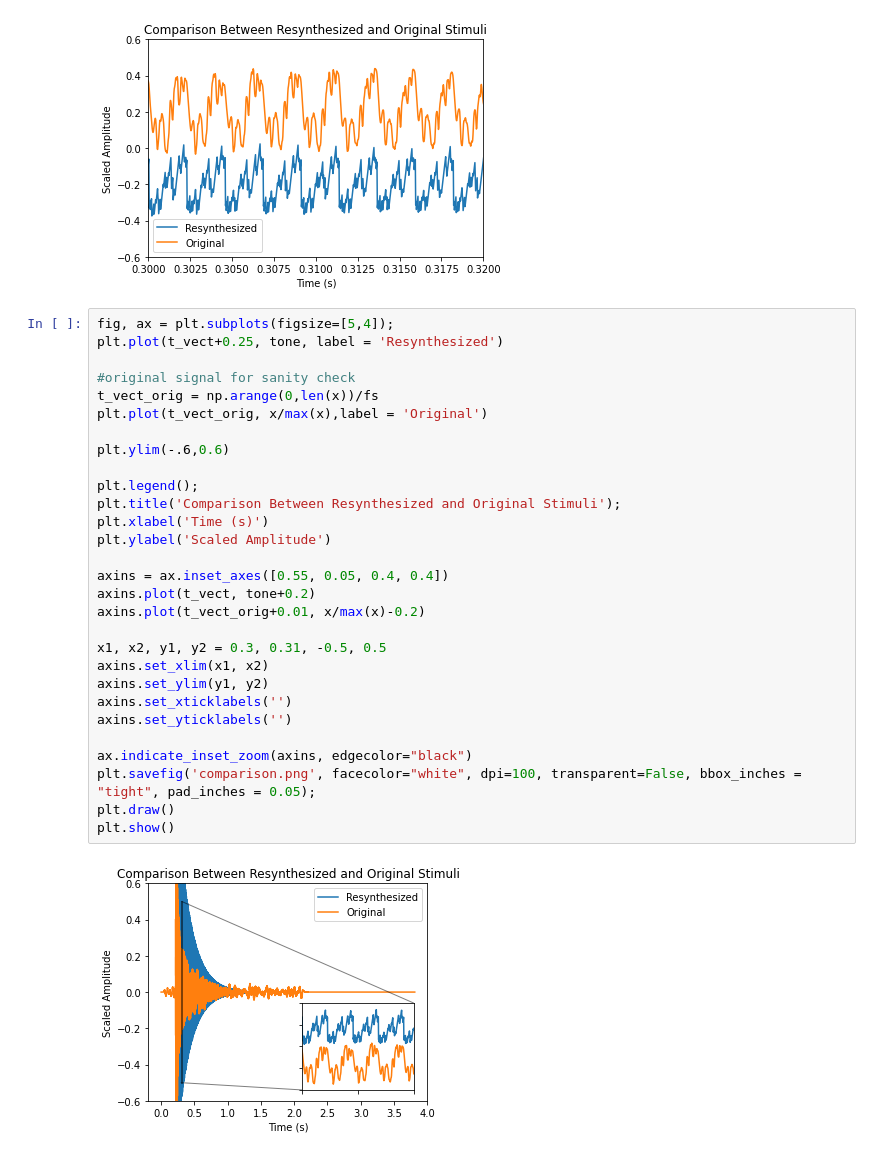
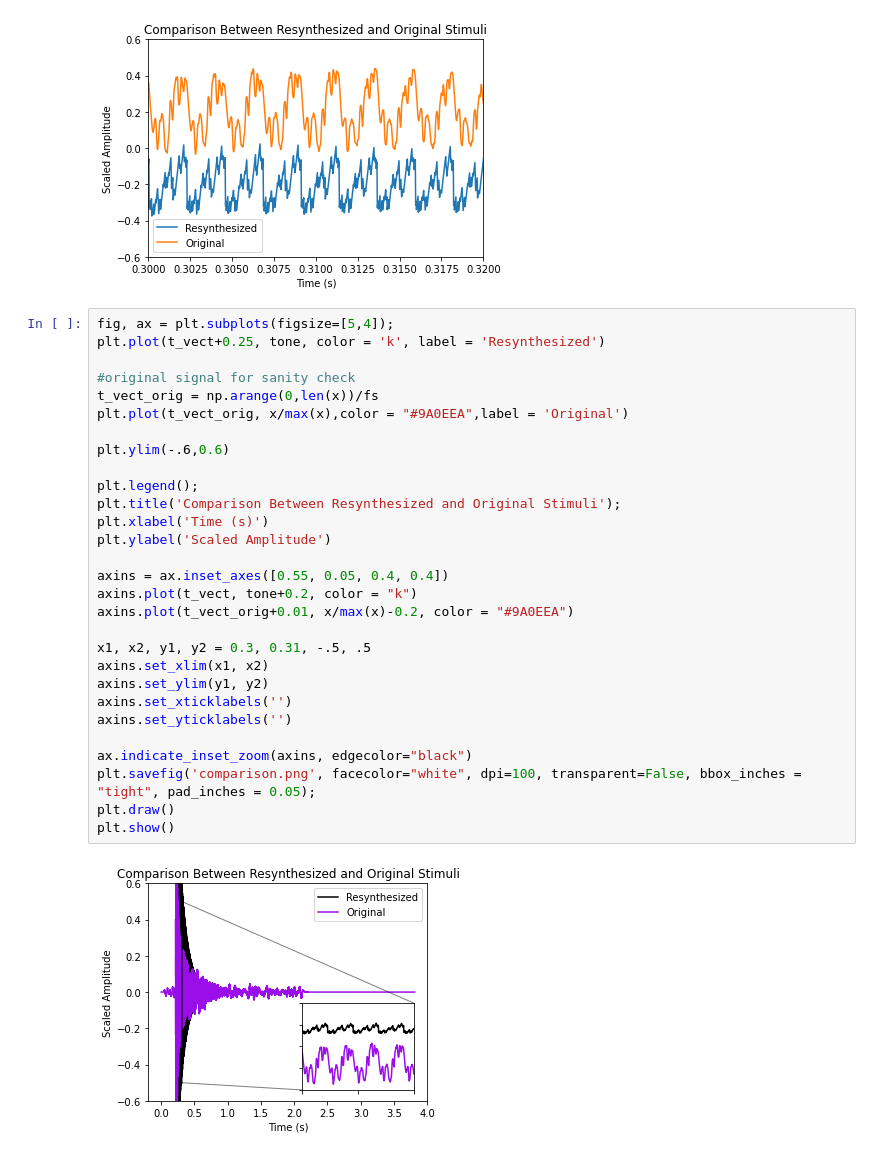
Before and after one commit to sivaprakasaman/Timbre_SfN_2021, a Jupyter notebook: stimulus_generation_resynthesized/timbre_demo.ipynb, the cells around one changed output. Cells and saved outputs as stored; diff of their text form.

Commit message:
added figures

```diff
--- a/stimulus_generation_resynthesized/timbre_demo.ipynb
+++ b/stimulus_generation_resynthesized/timbre_demo.ipynb
@@ -76,32 +96,32 @@ Text(0, 0.5, 'Scaled Amplitude')
 [figure]
 # %%
 fig, ax = plt.subplots(figsize=[5,4]);
-plt.plot(t_vect+0.25, tone, label = 'Resynthesized')
+plt.plot(t_vect+0.25, tone, color = 'k', label = 'Resynthesized')
 
 #original signal for sanity check
 t_vect_orig = np.arange(0,len(x))/fs
-plt.plot(t_vect_orig, x/max(x),label = 'Original')
+plt.plot(t_vect_orig, x/max(x),color = "#9A0EEA",label = 'Original')
 
 plt.ylim(-.6,0.6)
 
 plt.legend();
 plt.title('Comparison Between Resynthesized and Original Stimuli');
 plt.xlabel('Time (s)')
 plt.ylabel('Scaled Amplitude')
 
 axins = ax.inset_axes([0.55, 0.05, 0.4, 0.4])
-axins.plot(t_vect, tone+0.2)
-axins.plot(t_vect_orig+0.01, x/max(x)-0.2)
+axins.plot(t_vect, tone+0.2, color = "k")
+axins.plot(t_vect_orig+0.01, x/max(x)-0.2, color = "#9A0EEA")
 
-x1, x2, y1, y2 = 0.3, 0.31, -0.5, 0.5
+x1, x2, y1, y2 = 0.3, 0.31, -.5, .5
 axins.set_xlim(x1, x2)
 axins.set_ylim(y1, y2)
 axins.set_xticklabels('')
 axins.set_yticklabels('')
 
 ax.indicate_inset_zoom(axins, edgecolor="black")
 plt.savefig('comparison.png', facecolor="white", dpi=100, transparent=False, bbox_inches = "tight", pad_inches = 0.05);
 plt.draw()
 plt.show()
 # %% [output]
-[figure, old version]
+[figure, new version]
```
Also changed, not shown: parts of 1 cell of this notebook, 11 other files.
